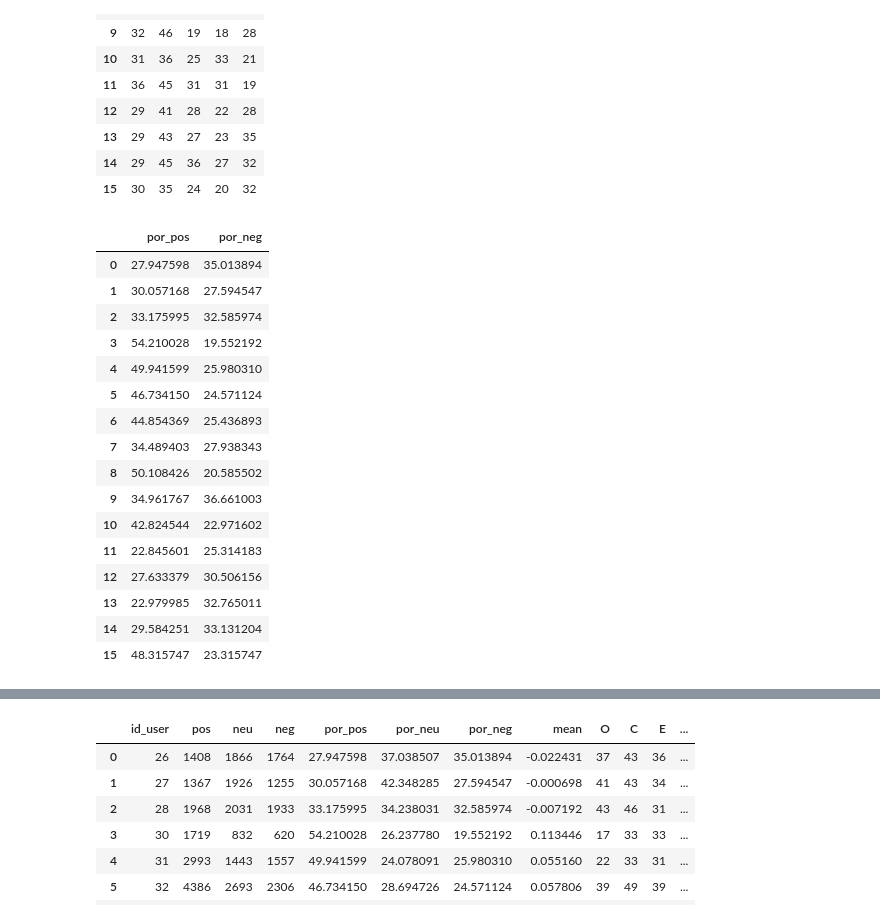
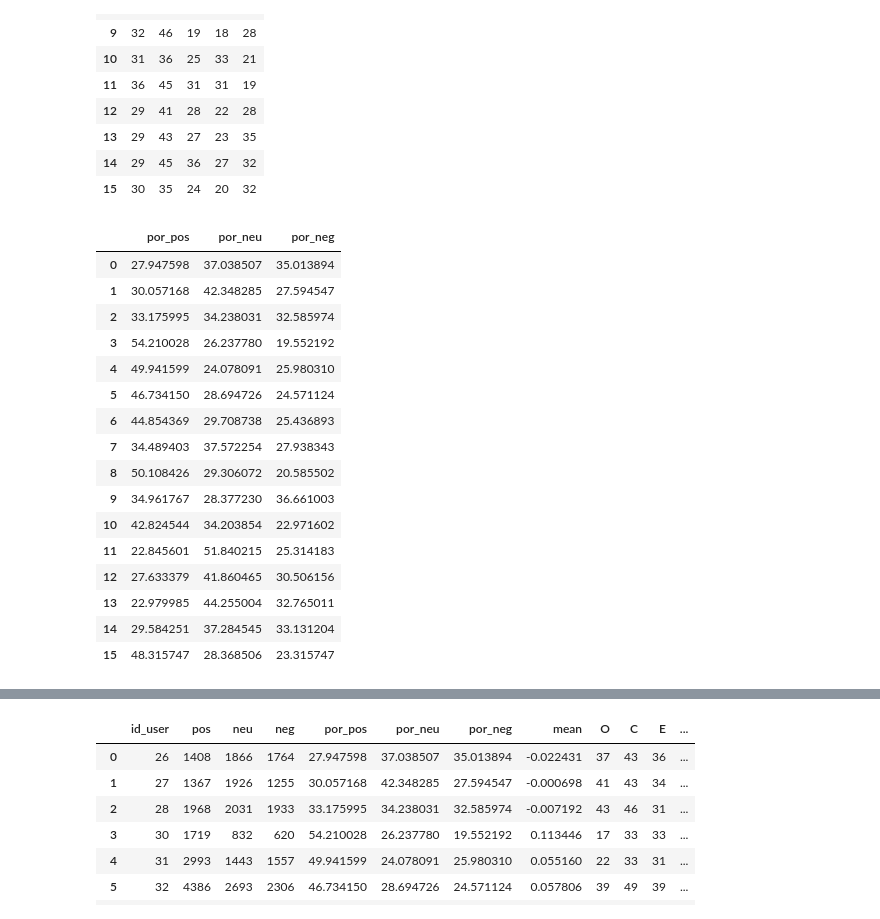
Before and after one commit to leosilva/peerj_computer_science_2022, a Jupyter notebook: Notebooks/Statistics - Linear Regression.ipynb, the cells around one changed output, grey strips where cells are left out. Drawn from its saved outputs; the diff is of its cells as text; code cells hidden in the pictures.

```diff
--- a/Notebooks/Statistics - Linear Regression.ipynb
+++ b/Notebooks/Statistics - Linear Regression.ipynb
@@ -247,26 +269,26 @@ df_features
 | 14 | 29 | 45 | 36 | 27 | 32 |
 | 15 | 30 | 35 | 24 | 20 | 32 |
 # %%
-target = pd.DataFrame(df[['por_pos', 'por_neg']])
+target = pd.DataFrame(df[['por_pos', 'por_neu', 'por_neg']])
 target
 # %% [output]
-|  | por_pos | por_neg |
-| 0 | 27.947598 | 35.013894 |
-| 1 | 30.057168 | 27.594547 |
-| 2 | 33.175995 | 32.585974 |
-| 3 | 54.210028 | 19.552192 |
-| 4 | 49.941599 | 25.980310 |
-| 5 | 46.734150 | 24.571124 |
-| 6 | 44.854369 | 25.436893 |
-| 7 | 34.489403 | 27.938343 |
-| 8 | 50.108426 | 20.585502 |
-| 9 | 34.961767 | 36.661003 |
-| 10 | 42.824544 | 22.971602 |
-| 11 | 22.845601 | 25.314183 |
-| 12 | 27.633379 | 30.506156 |
-| 13 | 22.979985 | 32.765011 |
-| 14 | 29.584251 | 33.131204 |
-| 15 | 48.315747 | 23.315747 |
+|  | por_pos | por_neu | por_neg |
+| 0 | 27.947598 | 37.038507 | 35.013894 |
+| 1 | 30.057168 | 42.348285 | 27.594547 |
+| 2 | 33.175995 | 34.238031 | 32.585974 |
+| 3 | 54.210028 | 26.237780 | 19.552192 |
+| 4 | 49.941599 | 24.078091 | 25.980310 |
+| 5 | 46.734150 | 28.694726 | 24.571124 |
+| 6 | 44.854369 | 29.708738 | 25.436893 |
+| 7 | 34.489403 | 37.572254 | 27.938343 |
+| 8 | 50.108426 | 29.306072 | 20.585502 |
+| 9 | 34.961767 | 28.377230 | 36.661003 |
+| 10 | 42.824544 | 34.203854 | 22.971602 |
+| 11 | 22.845601 | 51.840215 | 25.314183 |
+| 12 | 27.633379 | 41.860465 | 30.506156 |
+| 13 | 22.979985 | 44.255004 | 32.765011 |
+| 14 | 29.584251 | 37.284545 | 33.131204 |
+| 15 | 48.315747 | 28.368506 | 23.315747 |
 # %%
 combs = [] # lista que guarda a combinacao
 
```
Also changed, not shown: parts of 31 cells of this notebook, 3 other files.
